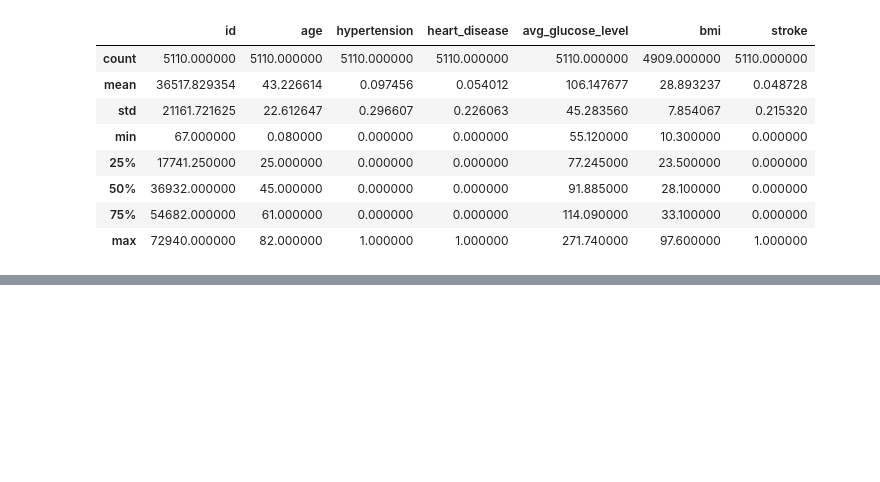
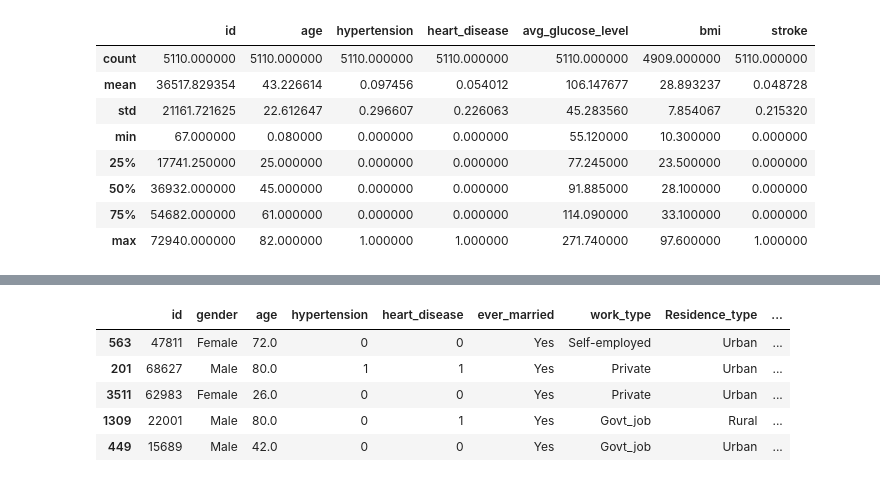
Before and after one commit to sjw19206/DataScience, a Jupyter notebook: kaggle-stroke-prediction/pandas-stroke-prediction.ipynb, the cells around one changed output, grey strips where cells are left out. Saved outputs shown, nothing was run; the diff lists cells and outputs as text; code cells hidden in the pictures; blank space fills up the shorter version.

```diff
--- a/kaggle-stroke-prediction/pandas-stroke-prediction.ipynb
+++ b/kaggle-stroke-prediction/pandas-stroke-prediction.ipynb
@@ -28,0 +96,2 @@ stroke_ds
+# %%
+stroke_ds_new.bmi = stroke_ds_new.bmi.fillna(stroke_ds_new.bmi.mean())
@@ -28,0 +118,9 @@ stroke_ds
+# %%
+stroke_ds_new.head(5)
+# %% [output]
+|  | id | gender | age | hypertension | heart_disease | ever_married | work_type | Residence_type | ... |
+| 563 | 47811 | Female | 72.0 | 0 | 0 | Yes | Self-employed | Urban | ... |
+| 201 | 68627 | Male | 80.0 | 1 | 1 | Yes | Private | Urban | ... |
+| 3511 | 62983 | Female | 26.0 | 0 | 0 | Yes | Private | Urban | ... |
+| 1309 | 22001 | Male | 80.0 | 0 | 1 | Yes | Govt_job | Rural | ... |
+| 449 | 15689 | Male | 42.0 | 0 | 0 | Yes | Govt_job | Urban | ... |
```
Also changed, not shown: parts of 24 cells of this notebook, 2 other files.
